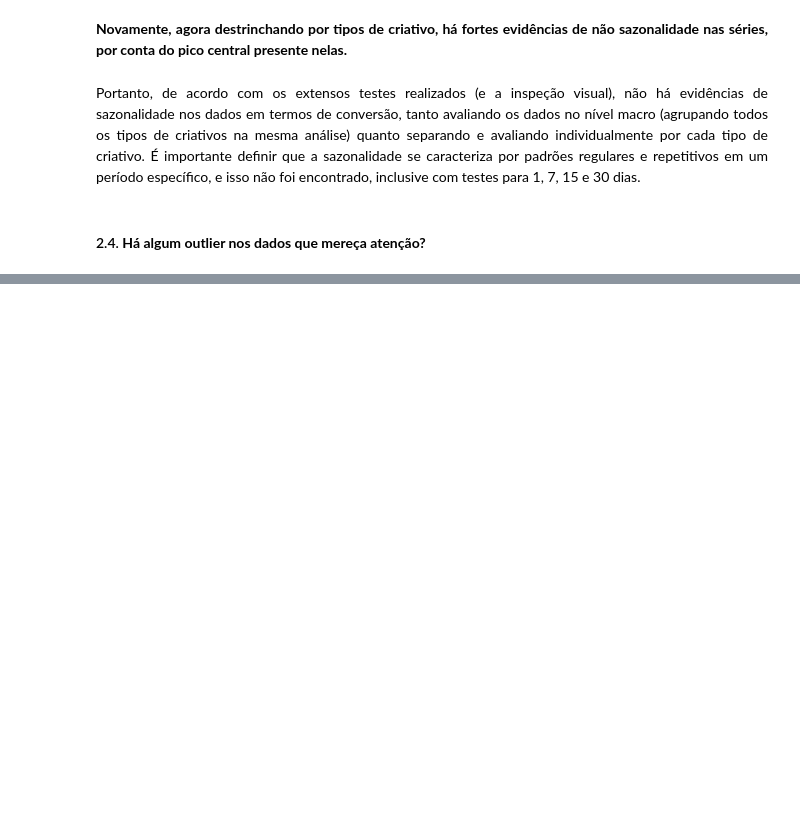
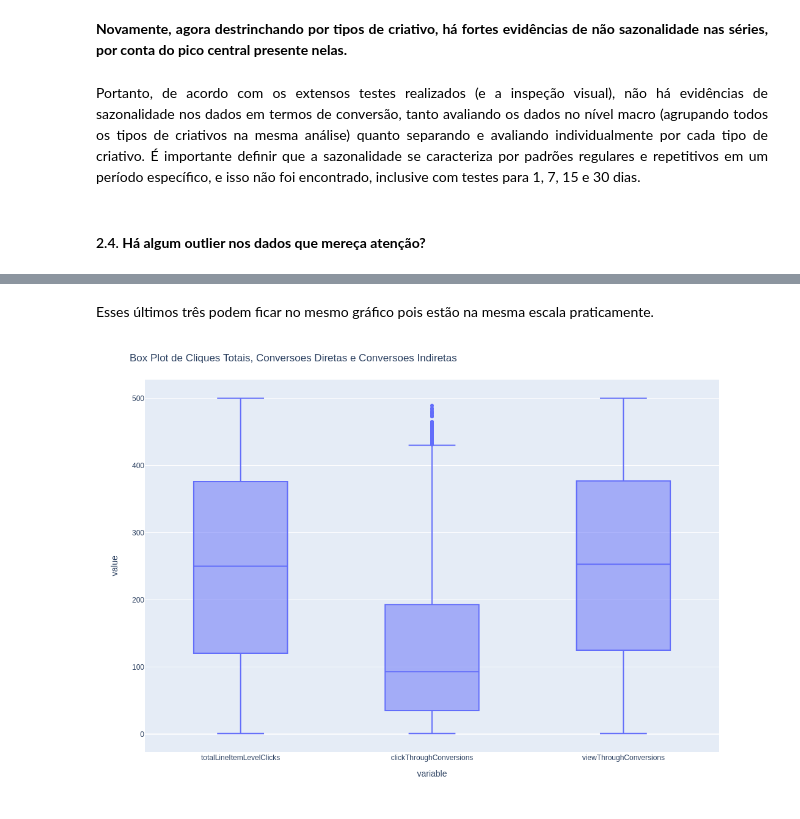
Before and after one commit to brunodifranco/bruno-case-tecnico-rbs, a Jupyter notebook: 12-10-2023-bruno-case-tecnico.ipynb, the cells around one changed output, grey strips where cells are left out. Cells and saved outputs as stored; diff of their text form; code cells hidden in the pictures; blank space fills up the shorter version.

```diff
--- a/12-10-2023-bruno-case-tecnico.ipynb
+++ b/12-10-2023-bruno-case-tecnico.ipynb
@@ -675,0 +699,8 @@ teste_espectro_fourier(df_Video_creative_sets["viewThroughConversions"], tipo)
+# %% [markdown]
+Esses últimos três podem ficar no mesmo gráfico pois estão na mesma escala praticamente.
+# %%
+fig = px.box(df, y=['totalLineItemLevelClicks', 'clickThroughConversions', 'viewThroughConversions'])
+fig.update_layout(title="Box Plot de Cliques Totais, Conversoes Diretas e Conversoes Indiretas", height=750, width=1100)
+fig.show()
+# %% [output]
+[figure, added]
```
Also changed, not shown: parts of 12 cells of this notebook.
